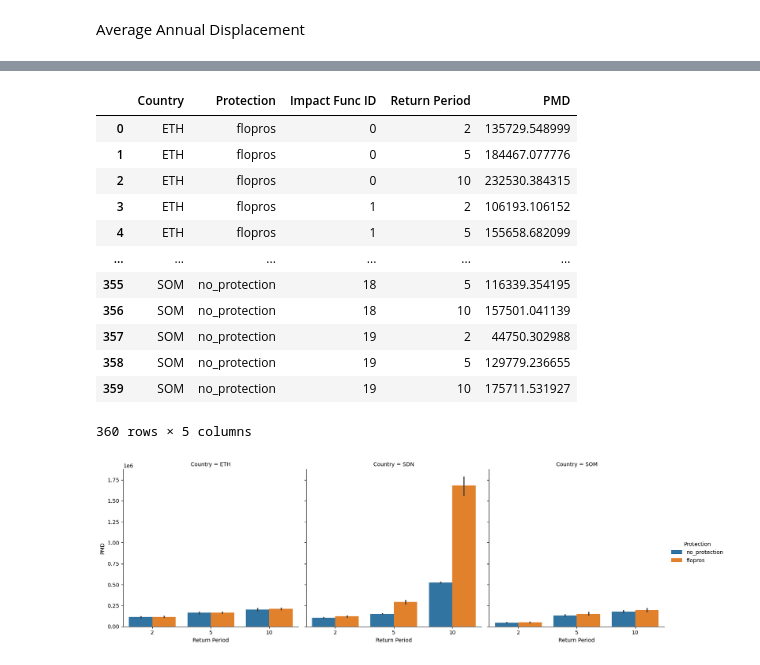
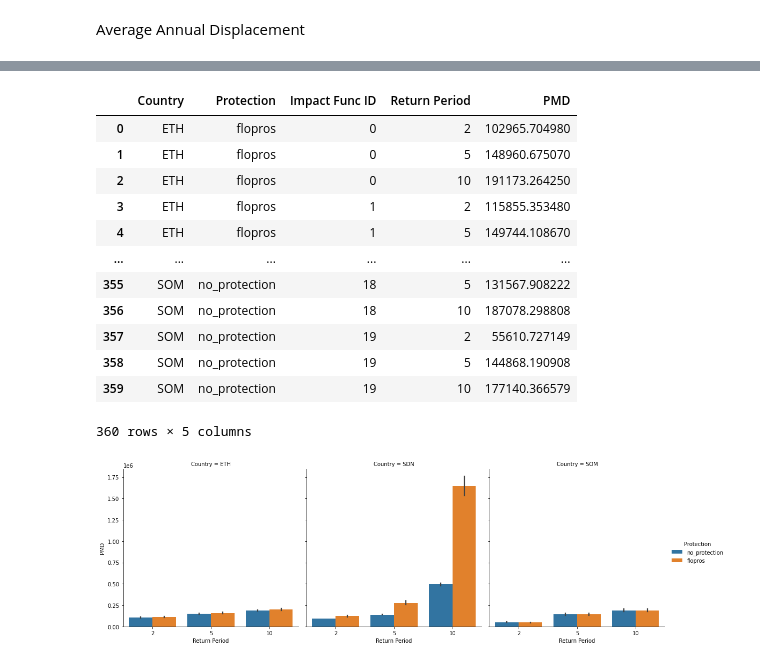
Before and after one commit to peanutfun/displacement-mip, a Jupyter notebook: evaluation.ipynb, the cells around one changed output, grey strips where cells are left out. Cells and saved outputs as stored; diff of their text form; code cells hidden in the pictures.

```diff
--- a/evaluation.ipynb
+++ b/evaluation.ipynb
@@ -8,7 +10,8 @@ ImportError: cannot import name 'BayesianOptimizer' from 'climada.util.calibrate
 ## Plot Impact Functions
 # %%
 from itertools import product
-import pandas as pd
+import pandas
+import matplotlib.colors as mcolors
 
 from climada.util.calibrate import BayesianOptimizerOutputEvaluator
 from climada.util.calibrate.bayesian_optimizer import (
@@ -33,8 +36,9 @@ for ctry, prot in product(countries, protection):
     # )
 
     output = BayesianOptimizerOutput.from_hdf5(
-        f"data/generated/{ctry}/calibration/sigmoid-pspace-{prot}.h5"
+        f"data/generated/{ctry}/sigmoid_all/pspace-{prot}.h5"
     )
+    output.plot_p_space()
     out_eval = BayesianOptimizerOutputEvaluator(inp, output)
     ax = out_eval.plot_impf_variability(
         p_space_df=select_best(output.p_space_to_dataframe(), 0.1),
@@ -105,7 +119,7 @@ for ctry, prot in product(countries, protection):
     intensity = "flood_depth" if prot == "no_protection" else "flood_depth_flopros"
     inp = calibration_input(ctry, intensity, "sigmoid")
     out = BayesianOptimizerOutput.from_hdf5(
-        f"data/generated/{ctry}/calibration/sigmoid-pspace-{prot}.h5"
+        f"data/generated/{ctry}/sigmoid_all/pspace-{prot}.h5"
     )
     p_space = out.p_space_to_dataframe()
     # p_space = pd.read_hdf(
@@ -346,30 +354,30 @@ Text(0, 0.5, 'AAD')
 # %%
 return_periods = [2, 5, 10]
 rec = []
 for name, idx in grouped.groups.items():
     # country, protection, func_id = name
     values = data_df.loc[idx, "Impact"]
-    pmd = calc_pmd(values.to_numpy(), return_periods)
+    pmd = calc_pmd(values.to_numpy(dtype="float"), return_periods)
     for rp, val in zip(return_periods, pmd):
         rec.append(name + (rp, val))
 
 pmd_df = pd.DataFrame.from_records(
     rec, columns=["Country", "Protection", "Impact Func ID", "Return Period", "PMD"]
 )
 pmd_df
 # %% [output]
 |  | Country | Protection | Impact Func ID | Return Period | PMD |
-| 0 | ETH | flopros | 0 | 2 | 135729.548999 |
-| 1 | ETH | flopros | 0 | 5 | 184467.077776 |
-| 2 | ETH | flopros | 0 | 10 | 232530.384315 |
-| 3 | ETH | flopros | 1 | 2 | 106193.106152 |
-| 4 | ETH | flopros | 1 | 5 | 155658.682099 |
+| 0 | ETH | flopros | 0 | 2 | 102965.704980 |
+| 1 | ETH | flopros | 0 | 5 | 148960.675070 |
+| 2 | ETH | flopros | 0 | 10 | 191173.264250 |
+| 3 | ETH | flopros | 1 | 2 | 115855.353480 |
+| 4 | ETH | flopros | 1 | 5 | 149744.108670 |
 | ... | ... | ... | ... | ... | ... |
-| 355 | SOM | no_protection | 18 | 5 | 116339.354195 |
-| 356 | SOM | no_protection | 18 | 10 | 157501.041139 |
-| 357 | SOM | no_protection | 19 | 2 | 44750.302988 |
-| 358 | SOM | no_protection | 19 | 5 | 129779.236655 |
-| 359 | SOM | no_protection | 19 | 10 | 175711.531927 |
+| 355 | SOM | no_protection | 18 | 5 | 131567.908222 |
+| 356 | SOM | no_protection | 18 | 10 | 187078.298808 |
+| 357 | SOM | no_protection | 19 | 2 | 55610.727149 |
+| 358 | SOM | no_protection | 19 | 5 | 144868.190908 |
+| 359 | SOM | no_protection | 19 | 10 | 177140.366579 |
 360 rows × 5 columns
 # %%
 facet = sns.catplot(
```
Also changed, not shown: parts of 17 cells of this notebook.
